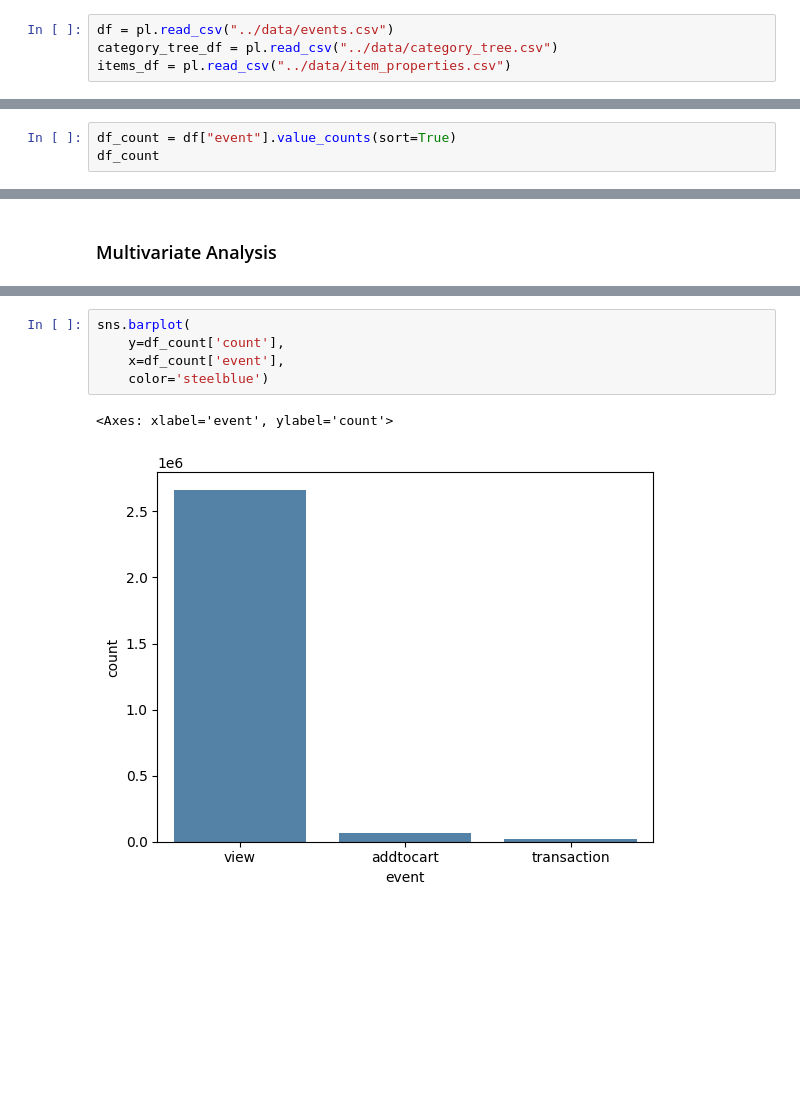
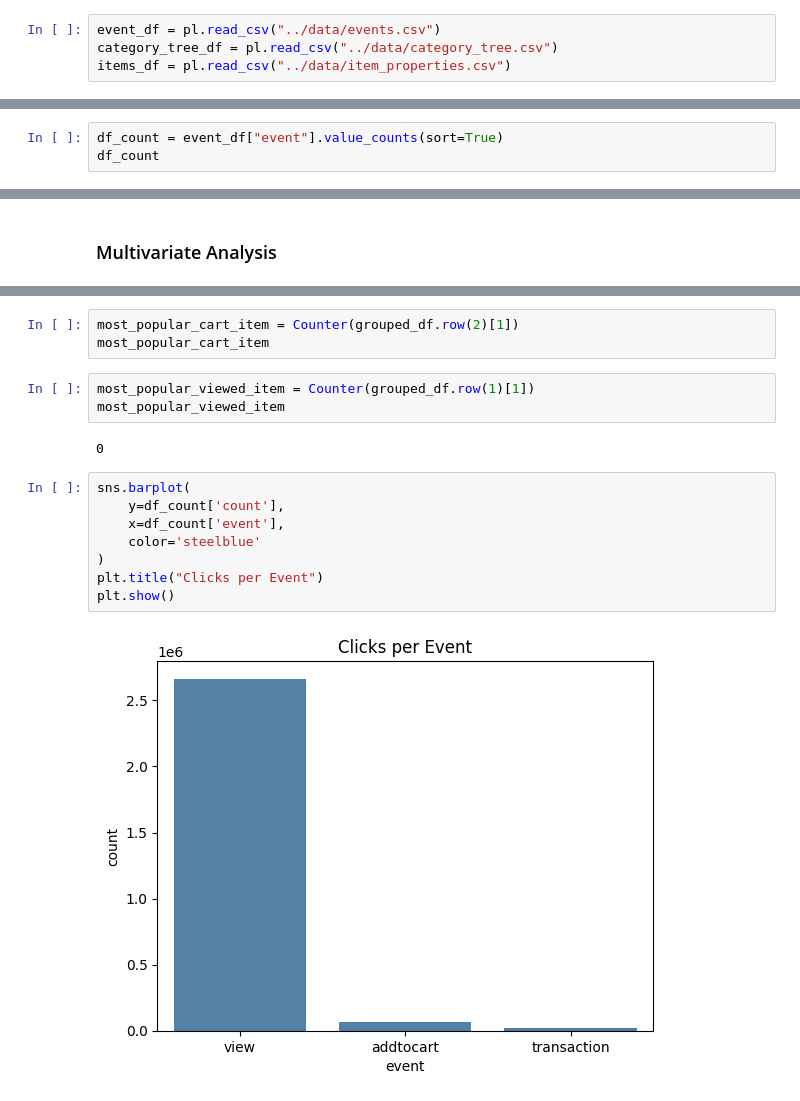
Before and after one commit to Andrew-Bordei/Data-Science, a Jupyter notebook: recommendation_system/notebooks/eda.ipynb, the cells around one changed output, grey strips where cells are left out. Saved outputs shown, nothing was run; the diff lists cells and outputs as text; blank space fills up the shorter version.

```diff
--- a/recommendation_system/notebooks/eda.ipynb
+++ b/recommendation_system/notebooks/eda.ipynb
@@ -12,5 +13,5 @@ import matplotlib.pyplot as plt
 # %%
-df = pl.read_csv("../data/events.csv")
+event_df = pl.read_csv("../data/events.csv")
 category_tree_df = pl.read_csv("../data/category_tree.csv")
 items_df = pl.read_csv("../data/item_properties.csv")
 # %%
@@ -53,7 +54,7 @@ shape: (1, 1)
 │ 2756101   │
 └───────────┘
 # %%
-df_count = df["event"].value_counts(sort=True)
+df_count = event_df["event"].value_counts(sort=True)
 df_count
 # %% [output]
 shape: (3, 2)
@@ -95,9 +144,19 @@ shape: (1_669, 2)
+# %%
+most_popular_cart_item = Counter(grouped_df.row(2)[1])
+most_popular_cart_item
+# %%
+most_popular_viewed_item = Counter(grouped_df.row(1)[1])
+most_popular_viewed_item
+# %% [output]
+0
 # %%
 sns.barplot(
     y=df_count['count'],
     x=df_count['event'],
-    color='steelblue')
+    color='steelblue'
+)
+plt.title("Clicks per Event")
+plt.show()
 # %% [output]
-<Axes: xlabel='event', ylabel='count'>
-[figure, old version]
+[figure, new version]
 # %%
```
Also changed, not shown: parts of 8 cells of this notebook.
